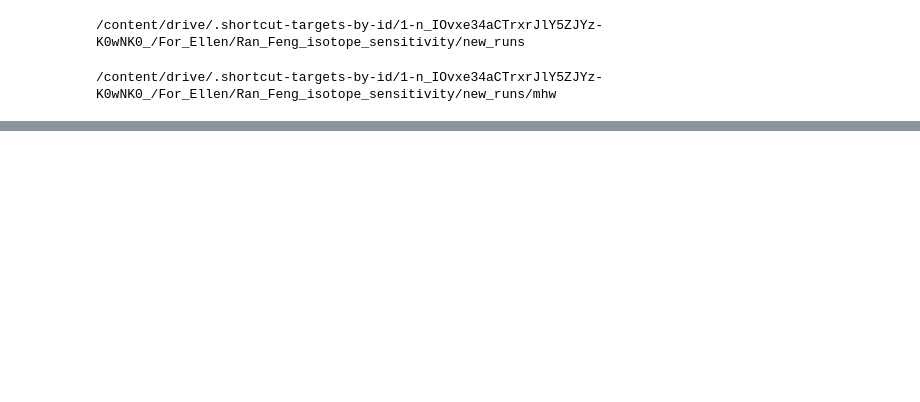
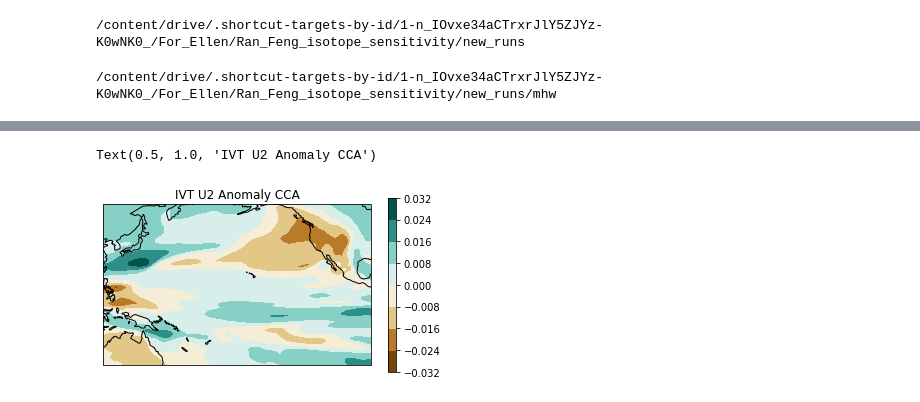
Before and after one commit to emjorgen/EnvDatSci22, a Jupyter notebook: NAM_Z3_IVT.ipynb, the cells around one changed output, grey strips where cells are left out. Cells and saved outputs as stored; diff of their text form; code cells hidden in the pictures; blank space fills up the shorter version.

```diff
--- a/NAM_Z3_IVT.ipynb
+++ b/NAM_Z3_IVT.ipynb
@@ -280,3 +426,18 @@ print(pca_gph_mhw4.explained_variance_ratio_.sum())
+# %%
+#CCA for IVT of uniform warming x2
+cca = CCA(n_components=1)
+ivt_uni2_c, sst_uni2_c = cca.fit_transform(ivt_uni2_2d, sst_uni2_2d)
+
+ivt_uni2_c /= ivt_uni2_c.std(axis=0)
+sst_uni2_c /= sst_uni2_c.std(axis=0)
+
+A2 = cca.x_weights_
+B2 = cca.y_weights_
+A2 = np.reshape(A2, (nrow_ivt,ncol_ivt), order='F')
+
+BB2 = np.ones([nrow_sst*ncol_sst, 1])
+BB2 = BB2.astype(B2.dtype)
+BB2 = BB2.reshape([nrow_sst,ncol_sst], order='F')
 # %%
 #CCA for IVT and GPH of MHW1
 cca = CCA(n_components=1)
@@ -294,0 +543,19 @@ BB = BB.reshape([nrow_gph,ncol_gph], order='F')
+# %%
+fig = plt.figure()
+extent = [120, 270, -30, 60]
+
+#uniform warming x2
+ax1 = fig.add_subplot(projection=ccrs.PlateCarree(central_longitude=180))
+x1, y1 = np.meshgrid(lon_ivt_u3, lat_ivt_u3)
+cs = ax1.contourf(x1, y1, A2,
+                  transform=ccrs.PlateCarree(),
+                  cmap='BrBG')
+
+cb=fig.colorbar(cs, ax=ax1, shrink=0.8, aspect=20)
+ax1.coastlines()
+ax1.set_extent(extent)
+ax1.set_ylim([-30, 60])
+ax1.set_title('IVT U2 Anomaly CCA')
+# %% [output]
+Text(0.5, 1.0, 'IVT U2 Anomaly CCA')
+[figure, added]
```
Also changed, not shown: parts of 26 cells of this notebook.
